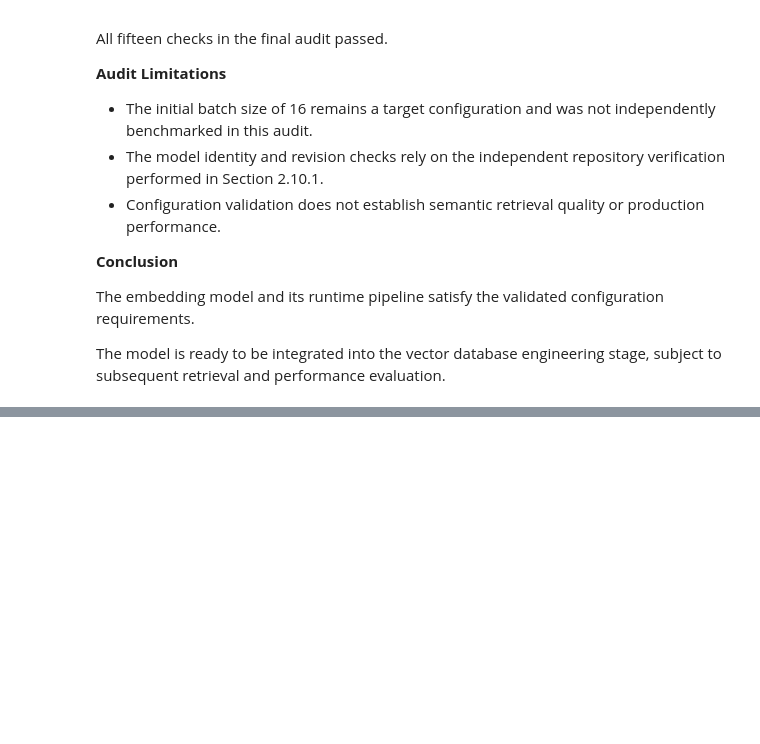
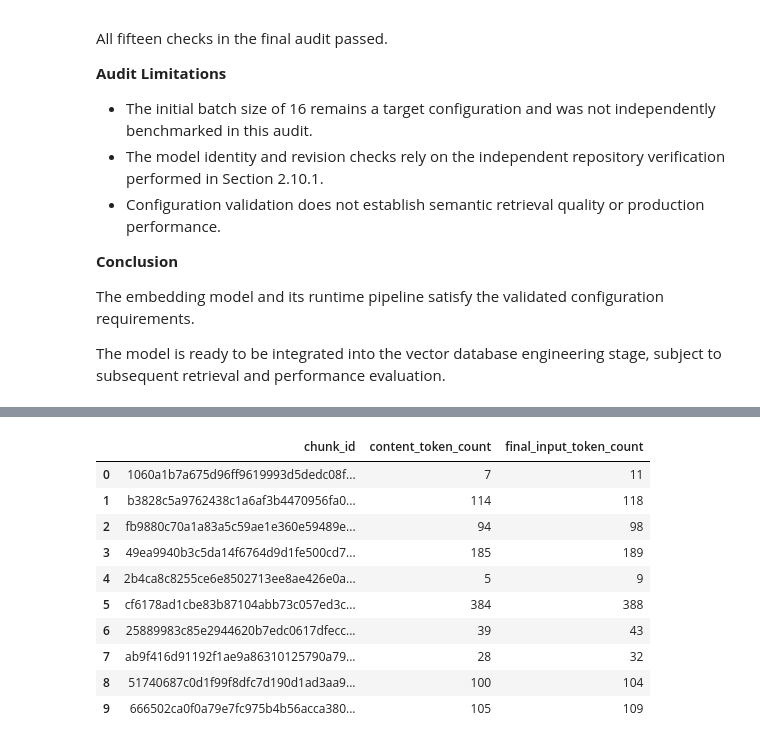
Before and after one commit to morsycoo/Local-Mini-RAG-Document-QA-System, a Jupyter notebook: notebooks/03_embeddings_and_vector_database.ipynb, the cells around one changed output, grey strips where cells are left out. Drawn from its saved outputs; the diff is of its cells as text; code cells hidden in the pictures; blank space fills up the shorter version.

```diff
--- a/notebooks/03_embeddings_and_vector_database.ipynb
+++ b/notebooks/03_embeddings_and_vector_database.ipynb
@@ -5349,0 +5989,76 @@ The model is ready to be integrated into the vector database engineering stage,
+# %%
+import pandas as pd
+
+# Validate dependencies
+if "tokenizer" not in globals():
+    raise RuntimeError("The E5 tokenizer is not loaded.")
+
+if "chunks" not in globals() or not chunks:
+    raise RuntimeError("The validated chunks collection is missing or empty.")
+
+# Count tokens for every chunk without truncation
+token_length_records = []
+
+for chunk in chunks:
+    chunk_id = chunk["chunk_id"]
+    content = chunk["content"]
+
+    if not isinstance(content, str) or not content.strip():
+        raise ValueError(f"Invalid content in chunk: {chunk_id}")
+
+    # Content-only token count
+    content_encoding = tokenizer(
+        content,
+        add_special_tokens=False,
+        truncation=False,
+    )
+
+    # Complete E5 passage input
+    passage_text = "passage: " + content
+
+    final_encoding = tokenizer(
+        passage_text,
+        add_special_tokens=True,
+        truncation=False,
+    )
+
+    token_length_records.append(
+        {
+            "chunk_id": chunk_id,
+            "content_token_count": len(content_encoding["input_ids"]),
+            "final_input_token_count": len(final_encoding["input_ids"]),
+        }
+    )
+
+# Create the per-chunk token-length dataset
+token_length_df = pd.DataFrame(token_length_records)
+
+# Display sample records
+print("FULL CORPUS TOKEN LENGTHS")
+print("=" * 65)
+display(token_length_df.head(10))
+
+# Validate the dataset
+print("\nVALIDATION")
+print("=" * 65)
+
+checks = {
+    "All 228 chunks analyzed": len(token_length_df) == 228,
+    "All chunk IDs are unique": token_length_df["chunk_id"].nunique() == 228,
+    "No missing values": not token_length_df.isna().any().any(),
+    "All content token counts are positive": (
+        (token_length_df["content_token_count"] > 0).all()
+    ),
+    "Final input count is not smaller than content count": (
+        (
+            token_length_df["final_input_token_count"]
+            >= token_length_df["content_token_count"]
+        ).all()
+    ),
+}
+
+for name, passed in checks.items():
+    print(f"{name}: {'PASS' if passed else 'FAIL'}")
+
+print(f"\nOverall: {'PASS' if all(checks.values()) else 'FAIL'}")
+# %% [output]
@@ -5349,0 +6067,11 @@ The model is ready to be integrated into the vector database engineering stage,
+|  | chunk_id | content_token_count | final_input_token_count |
+| 0 | 1060a1b7a675d96ff9619993d5dedc08f... | 7 | 11 |
+| 1 | b3828c5a9762438c1a6af3b4470956fa0... | 114 | 118 |
+| 2 | fb9880c70a1a83a5c59ae1e360e59489e... | 94 | 98 |
+| 3 | 49ea9940b3c5da14f6764d9d1fe500cd7... | 185 | 189 |
+| 4 | 2b4ca8c8255ce6e8502713ee8ae426e0a... | 5 | 9 |
+| 5 | cf6178ad1cbe83b87104abb73c057ed3c... | 384 | 388 |
+| 6 | 25889983c85e2944620b7edc0617dfecc... | 39 | 43 |
+| 7 | ab9f416d91192f1ae9a86310125790a79... | 28 | 32 |
+| 8 | 51740687c0d1f99f8dfc7d190d1ad3aa9... | 100 | 104 |
+| 9 | 666502ca0f0a79e7fc975b4b56acca380... | 105 | 109 |
```
Also changed, not shown: parts of 69 cells of this notebook.
